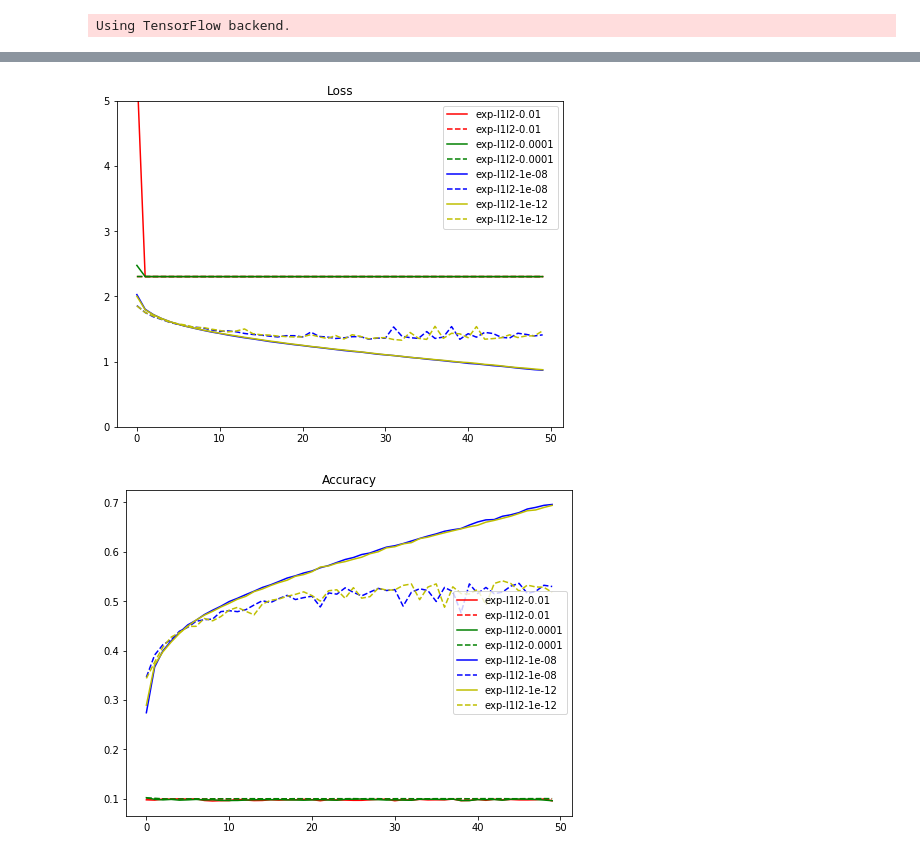
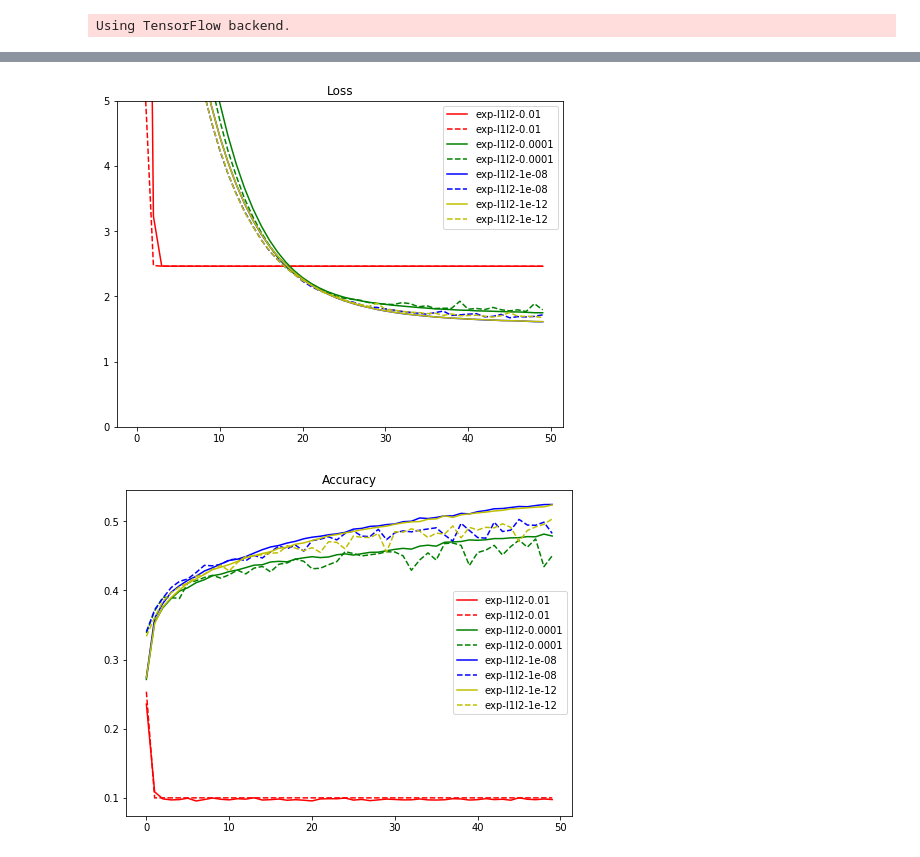
Before and after one commit to r05548045/3rd-ML100Days, a Jupyter notebook: homework/Day_081_HW.ipynb, the cells around one changed output, grey strips where cells are left out. Saved outputs shown, nothing was run; the diff lists cells and outputs as text; code cells hidden in the pictures.

```diff
--- a/homework/Day_081_HW.ipynb
+++ b/homework/Day_081_HW.ipynb
@@ -54,12 +54,12 @@ def build_mlp_l1(input_shape, output_units=10, num_neurons=[512, 256, 128], l1_r
             x = keras.layers.Dense(units=n_units,
                                    activation="relu",
                                    name="hidden_layer"+str(i+1),
-                                   activity_regularizer=l1(l1_ratio))(input_layer) # regularization
+                                   kernel_regularizer=l1(l1_ratio))(input_layer) # regularization
         else:
             x = keras.layers.Dense(units=n_units,
                                    activation="relu",
                                    name="hidden_layer"+str(i+1),
-                                   activity_regularizer=l1(l1_ratio))(x) # regularization
+                                   kernel_regularizer=l1(l1_ratio))(x) # regularization
 
     out = keras.layers.Dense(units=output_units, activation="softmax", name="output")(x)
 
@@ -154,12 +154,12 @@ def build_mlp_l2(input_shape, output_units=10, num_neurons=[512, 256, 128], l2_r
             x = keras.layers.Dense(units=n_units,
                                    activation="relu",
                                    name="hidden_layer"+str(i+1),
-                                   activity_regularizer=l1(l2_ratio))(input_layer) # regularization
+                                   kernel_regularizer=l2(l2_ratio))(input_layer) # regularization
         else:
             x = keras.layers.Dense(units=n_units,
                                    activation="relu",
                                    name="hidden_layer"+str(i+1),
-                                   activity_regularizer=l1(l2_ratio))(x) # regularization
+                                   kernel_regularizer=l2(l2_ratio))(x) # regularization
 
     out = keras.layers.Dense(units=output_units, activation="softmax", name="output")(x)
 
@@ -254,12 +254,12 @@ def build_mlp_l1l2(input_shape, output_units=10, num_neurons=[512, 256, 128], l1
             x = keras.layers.Dense(units=n_units,
                                    activation="relu",
                                    name="hidden_layer"+str(i+1),
-                                   activity_regularizer=l1(l1_l2_ratio))(input_layer) # regularization
+                                   kernel_regularizer=l1_l2(l1_l2_ratio))(input_layer) # regularization
         else:
             x = keras.layers.Dense(units=n_units,
                                    activation="relu",
                                    name="hidden_layer"+str(i+1),
-                                   activity_regularizer=l1(l1_l2_ratio))(x) # regularization
+                                   kernel_regularizer=l1_l2(l1_l2_ratio))(x) # regularization
 
     out = keras.layers.Dense(units=output_units, activation="softmax", name="output")(x)
 
@@ -343,2 +343,2 @@ Epoch 50/50
-[figure, old version]
+[figure, new version]
-[figure, old version]
+[figure, new version]
```
Also changed, not shown: parts of 3 cells of this notebook.
